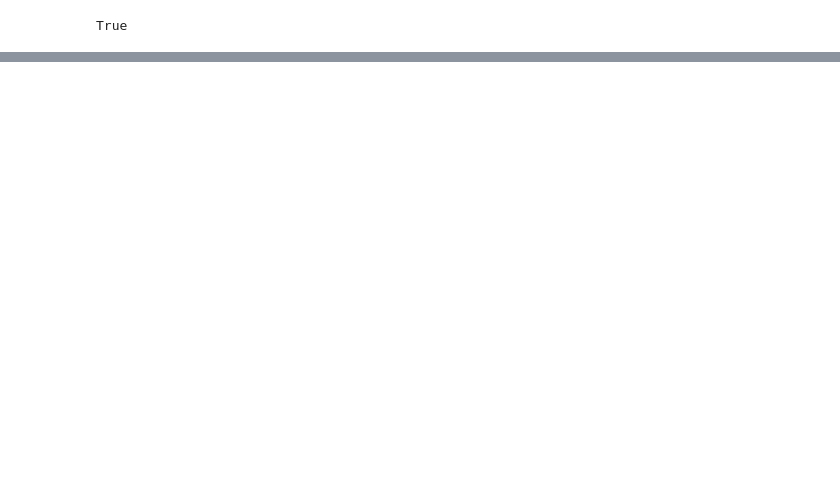
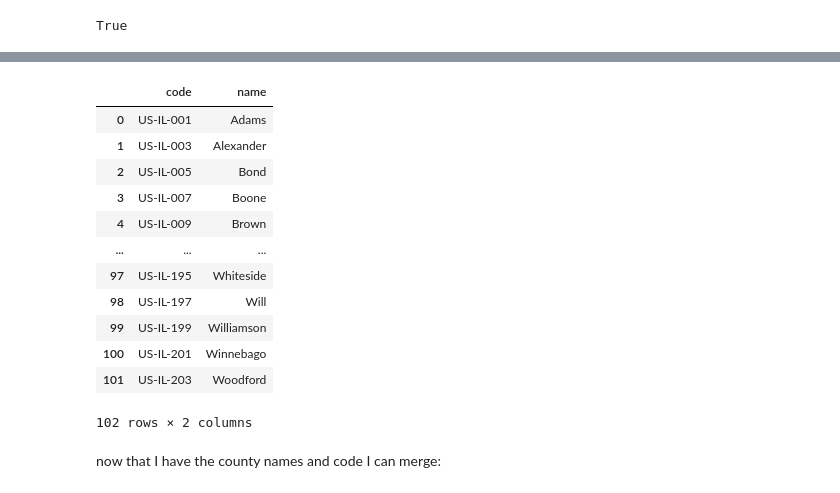
Before and after one commit to Amoreno73/midwestern_birds, a Jupyter notebook: bird_groups.ipynb, the cells around one changed output, grey strips where cells are left out. Cells and saved outputs as stored; diff of their text form; code cells hidden in the pictures; blank space fills up the shorter version.

```diff
--- a/bird_groups.ipynb
+++ b/bird_groups.ipynb
@@ -109,22 +25,0 @@ def get_bird_data_date(state: str, county: str, date: str) -> pd.DataFrame:
-# %%
-# now to test with illinois (fips 17)
-county_fips_codes = get_counties("17")
-start_date = datetime.strptime("12/01/25", "%m/%d/%y")
-end_date = datetime.strptime("12/31/25", "%m/%d/%y")
-state = "US-IL"
-
-tasks = []
-
-for county in county_fips_codes:
-	# note: county is a string in the format "000" represnting county fips code
-	for day in range((end_date - start_date).days + 1):
-		date = start_date + timedelta(days=day)
-		tasks.append((county, date))
-
-data = []
-with ThreadPoolExecutor(max_workers=4) as executor:
-	futures = {executor.submit(get_bird_data_date, state, county, date):
-						(county, date) for county, date in tasks}
-	for fut in as_completed(futures):
-		day_data = fut.result()
-		data.extend(day_data)
@@ -237,0 +263,34 @@ sorted_df.to_csv("illinois_test_run_dec2025.csv")
+# %%
+# aarsh's code - for county mapping:
+def get_county_names(state_code: str) -> pd.DataFrame:
+	"""
+	Fetches a DataFrame mapping eBird county codes to county names
+	input should be 'US-{state abbreviation here}'
+	e.g., 'US-IL' -> dataframe of subnational2 code and county name
+	"""
+	api_key = os.getenv("EBIRD_API_KEY")
+	headers = {'X-eBirdApiToken':api_key}
+	url = f"https://api.ebird.org/v2/ref/region/list/subnational2/{state_code}"
+	response = requests.get(url, headers=headers, timeout=60)
+	if response.status_code == 200:
+			return pd.DataFrame(response.json())
+	return pd.DataFrame(columns=["code", "name"])
+# %%
+county_codes = get_county_names("US-IL")
+county_codes
+# %% [output]
+|  | code | name |
+| 0 | US-IL-001 | Adams |
+| 1 | US-IL-003 | Alexander |
+| 2 | US-IL-005 | Bond |
+| 3 | US-IL-007 | Boone |
+| 4 | US-IL-009 | Brown |
+| ... | ... | ... |
+| 97 | US-IL-195 | Whiteside |
+| 98 | US-IL-197 | Will |
+| 99 | US-IL-199 | Williamson |
+| 100 | US-IL-201 | Winnebago |
+| 101 | US-IL-203 | Woodford |
+102 rows × 2 columns
+# %% [markdown]
+now that I have the county names and code I can merge:
```
Also changed, not shown: parts of 39 cells of this notebook.
